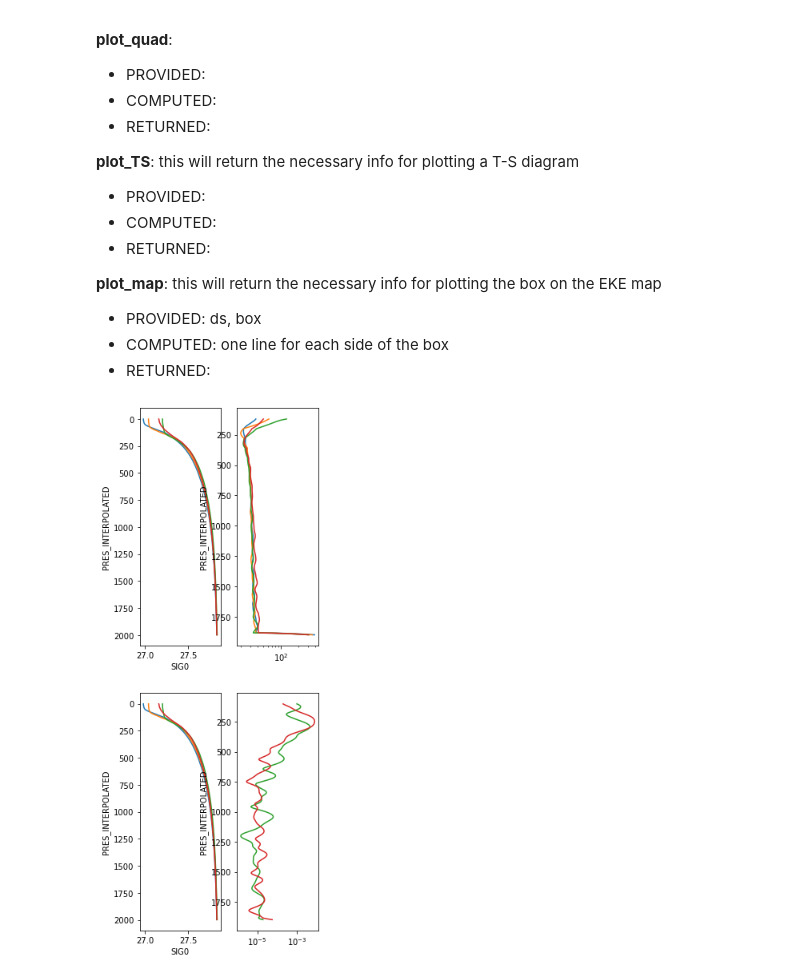
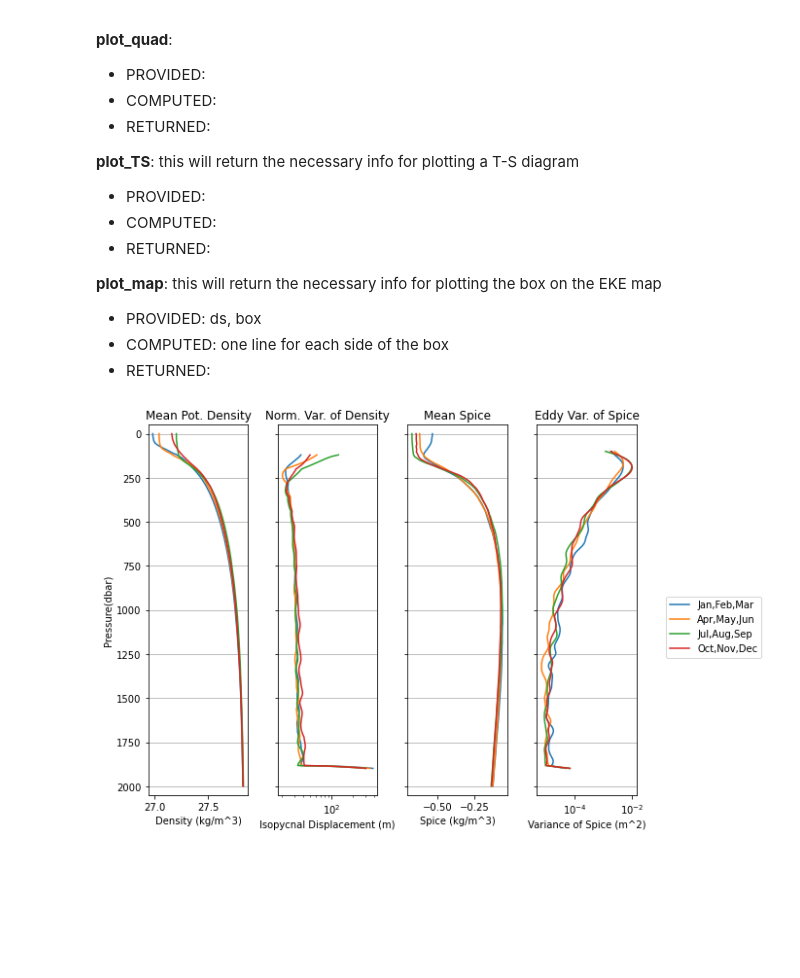
Before and after one commit to ocean-transport/argo-intern, a Jupyter notebook: function_test.ipynb, the cells around one changed output. Drawn from its saved outputs; the diff is of its cells as text; code cells hidden in the pictures; blank space fills up the shorter version.

Commit message:
finished quad_plot and associated functions

```diff
--- a/function_test.ipynb
+++ b/function_test.ipynb
@@ -383,6 +383,7 @@ reload(ef)
 # %%
 s_ds=xr.open_dataset("202206/202206_lon:(25,45)_lat:(-60,-50).nc")
 s = ff.get_ds_interp(s_ds,0,2000,4)
+s['SPICE'] = gsw.spiciness0(s.SA,s.CT).rename('SPICE')
 # %% [markdown]
 These functions are designed to quickly make useful plots. More details on how each of them function are provided below.
 
@@ -427,5 +428,3 @@ def mult_NEV(ds_li, ds_EV_li, variable, dim1='N_PROF', dim2='PRES_INTERPOLATED',
         NEV_li.append(NEV)
 
     return NEV_li
-# %%
-def plot_quad(density_mean_li, density_NEV_li, spice_mean_li, spice_EV_li, labels=None):
@@ -432,41 +491,8 @@ def plot_quad(density_mean_li, density_NEV_li, spice_mean_li, spice_EV_li, label
 # %%
-s1 = s.where(s.TIME.dt.month>0).where(s.TIME.dt.month<4)
-s2 = s.where(s.TIME.dt.month>3).where(s.TIME.dt.month<7)
-s3 = s.where(s.TIME.dt.month>6).where(s.TIME.dt.month<10)
-s4 = s.where(s.TIME.dt.month>9).where(s.TIME.dt.month<13)
+sm1 = s.where(s.TIME.dt.month>0).where(s.TIME.dt.month<4)
+sm2 = s.where(s.TIME.dt.month>3).where(s.TIME.dt.month<7)
+sm3 = s.where(s.TIME.dt.month>6).where(s.TIME.dt.month<10)
+sm4 = s.where(s.TIME.dt.month>9).where(s.TIME.dt.month<13)
 
-labels=['Jan,Feb,Mar','Apr,May,Jun','Jul,Aug,Sep','Oct,Nov,Dec']
-s_li=[s1,s2,s3,s4]
-
-density_mean = mult_mean(s_li,variable='SIG0')
-density_EV = mult_EV(s_li,100,variable='SIG0')
-density_NEV = mult_NEV(s_li,density_EV,variable='SIG0')
-
-spice_mean = mult_mean(s_li,variable='SPICE')
-spice_EV = mult_EV(s_li,100,variable='SPICE')
+mlabels=['Jan,Feb,Mar','Apr,May,Jun','Jul,Aug,Sep','Oct,Nov,Dec']
+sm_li=[sm1,sm2,sm3,sm4]
-# %%
-plt.figure(figsize=(4,12))
-
-plt.subplot(2,2,1)
-for n in range(0,len(density_mean)):
-    density_mean[n].plot(y='PRES_INTERPOLATED')
-plt.gca().invert_yaxis()
-
-plt.subplot(2,2,2)
-for n in range(0,len(density_NEV)):
-    density_NEV[n].where(density_NEV[n].MASK==1).plot(y='PRES_INTERPOLATED',label=labels[n])
-plt.xscale('log')
-plt.gca().invert_yaxis()
-
-plt.subplot(2,2,3)
-for n in range(0,len(spice_mean)):
-    density_mean[n].plot(y='PRES_INTERPOLATED')
-plt.gca().invert_yaxis()
-
-plt.subplot(2,2,4)
-for n in range(0,len(spice_EV)):
-    spice_EV[n].where(spice_EV[n].MASK==1).plot(y='PRES_INTERPOLATED',label=labels[n])
-plt.xscale('log')
-plt.gca().invert_yaxis()
-# %% [output]
-[figure, removed]
@@ -472,0 +506,4 @@ plt.gca().invert_yaxis()
+# %%
+plot_quad(sm_li,labels=mlabels)
+# %% [output]
+[figure, added]
```
Also changed, not shown: parts of 4 cells of this notebook.
